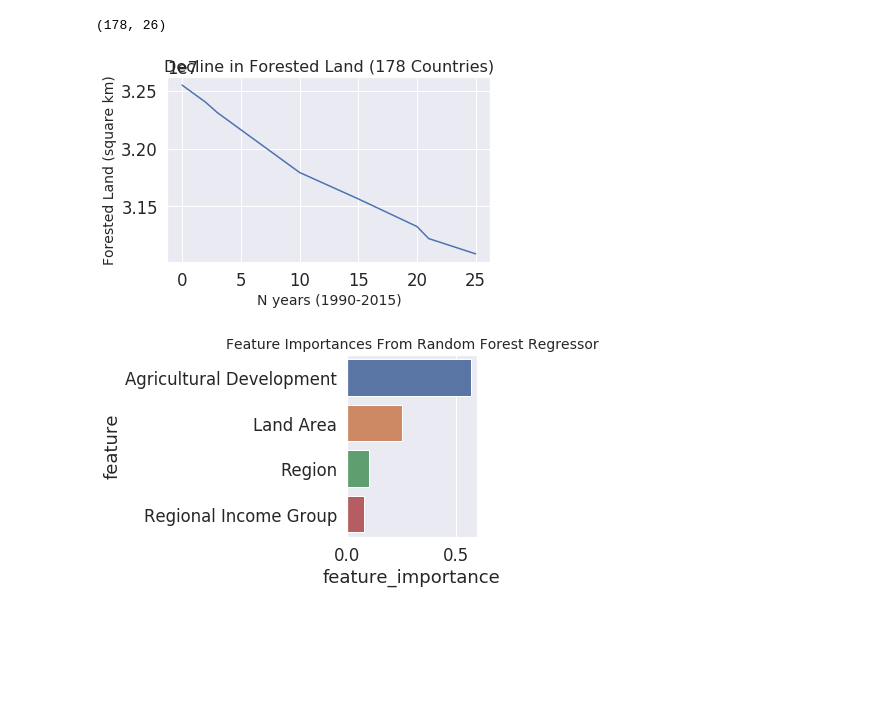
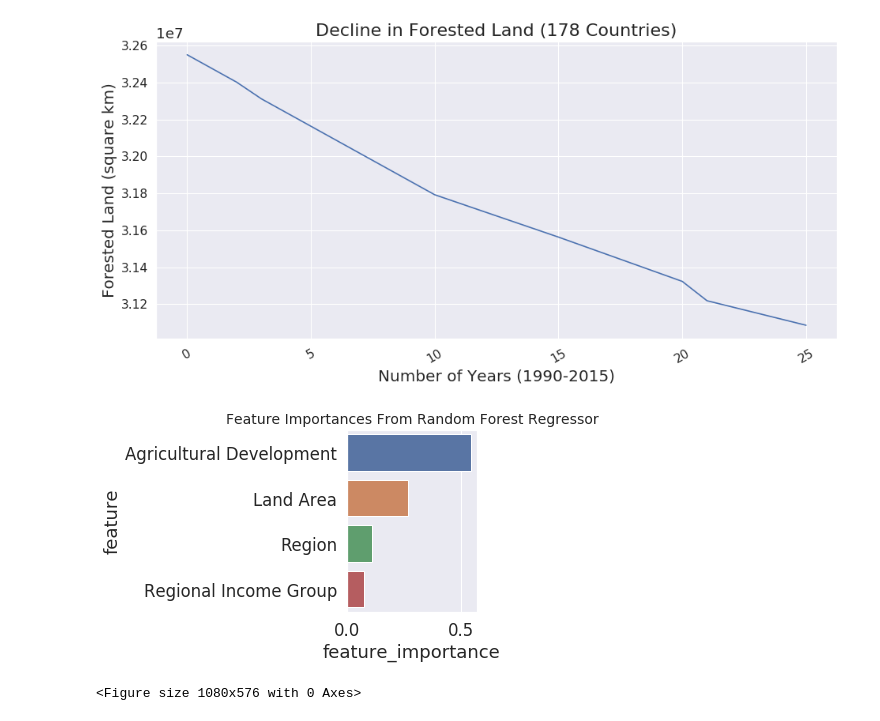
Before and after one commit to reventropy/data_incubator_2018, a Jupyter notebook: deforestation.ipynb, the cells around one changed output. Cells and saved outputs as stored; diff of their text form; code cells hidden in the pictures; blank space fills up the shorter version.

```diff
--- a/deforestation.ipynb
+++ b/deforestation.ipynb
@@ -4,6 +4,10 @@ import numpy as np
 import matplotlib.pyplot as plt
 import seaborn as sns
 from sklearn.ensemble import RandomForestRegressor
+
+
+from matplotlib.pyplot import figure
+figure(num=None, figsize=(12, 6), dpi=80, facecolor='w', edgecolor='k')
 
 #only works on categorical columns
 def mapEncode(df,col):
@@ -36,11 +40,13 @@ def plot_deforestation_data(merged):
     plot_df_land = merged[[c for c in merged.columns if ("land_area" in c)]]
     #rearrange for seaborn
     vals = np.sum(((plot_df_forestation.values/100.0) * plot_df_land.values.astype(np.float64)),axis=0)
-    print(plot_df_forestation.shape)
     plt.plot(vals)
-    plt.title("Decline in Forested Land (178 Countries)",fontsize=16)
-    plt.ylabel("Forested Land (square km)",fontsize=14)
-    plt.xlabel("N years (1990-2015)",fontsize=14)
+    #plt.ticklabel_format(useOffset=True)
+    plt.title("Decline in Forested Land (178 Countries)",fontsize=20)
+    plt.xticks(fontsize=14, rotation=30)
+    plt.yticks(fontsize=14, rotation=0)
+    plt.ylabel("Forested Land (square km)",fontsize=18)
+    plt.xlabel("Number of Years (1990-2015)",fontsize=18)
     plt.tight_layout()
     plt.show()
 
@@ -63,6 +69,7 @@ def plot_feature_importances(merged):
     ax = sns.barplot(x="feature_importance", y="feature", data=feature_importances_out)
     plt.title("Feature Importances From Random Forest Regressor",fontsize=14)
     plt.tight_layout()
+    plt.figure(figsize=(15,8))
     plt.show()
 
 def rename_cols(all_dfs):
@@ -106,33 +113,33 @@ def prune_regional_income(all_dfs):
 df_perc_forestation = pd.read_csv('data/percent_forestation.csv')
 df_agriculture = pd.read_csv('data/agricultural_land_perc.csv')
 df_land_area = pd.read_csv('data/land_area.csv')
 df_region_income = pd.read_csv("data/region_and_income.csv")
 country_name_to_code = dict(zip(list(df_perc_forestation["Country Name"].values),list(df_perc_forestation["Country Code"].values)))
 all_dfs = {"forestation":df_perc_forestation,"agriculture":df_agriculture,"land_area":df_land_area,"region_income":df_region_income}
 
 #rename columns and drop ones we don't want
 all_dfs = rename_cols(all_dfs)
 
 dates = [str(d) for d in range(1990,2016)]
 all_dfs = prune_perc_forestation(all_dfs,dates)
 all_dfs = prune_land_area(all_dfs,dates)
 all_dfs = prune_agriculture(all_dfs,dates)
 all_dfs = prune_regional_income(all_dfs)
 
 merged = pd.concat(all_dfs.values(),axis=1,sort=False)
 #only retain complete data
 merged.dropna(how="any",axis=0,inplace=True)
 plot_deforestation_data(merged) #plot basic deforestation median as in sqare kilometers
 
 #use simple map encoding for remaining categorical column
 merged = mapEncode(merged,"Region_region_income")
 merged = mapEncode(merged,"IncomeGroup_region_income")
 
 #calculate a summary statistic for the time series <can improve a lot on this>
 merged,summarized_cols = ts_summary(merged)
 merged.drop(summarized_cols,axis=1,inplace=True)
 plot_feature_importances(merged)
 # %% [output]
-(178, 26)
-[figure, old version]
+[figure, new version]
-[figure, old version]
+[figure, new version]
+<Figure size 1080x576 with 0 Axes>
```
